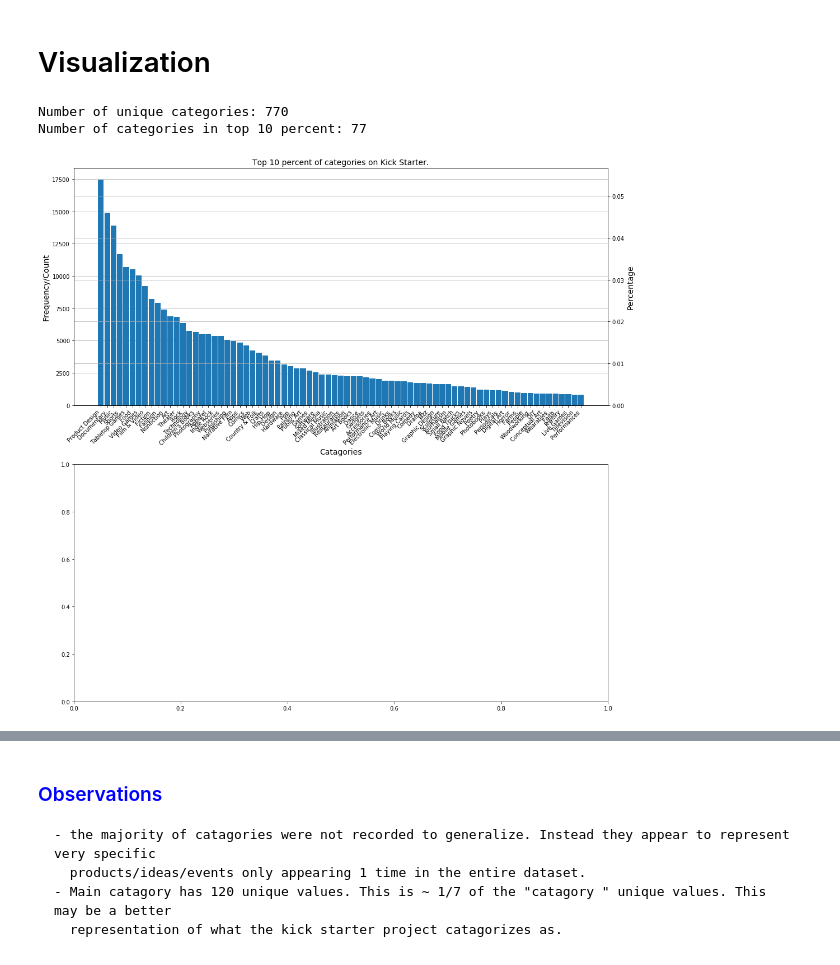
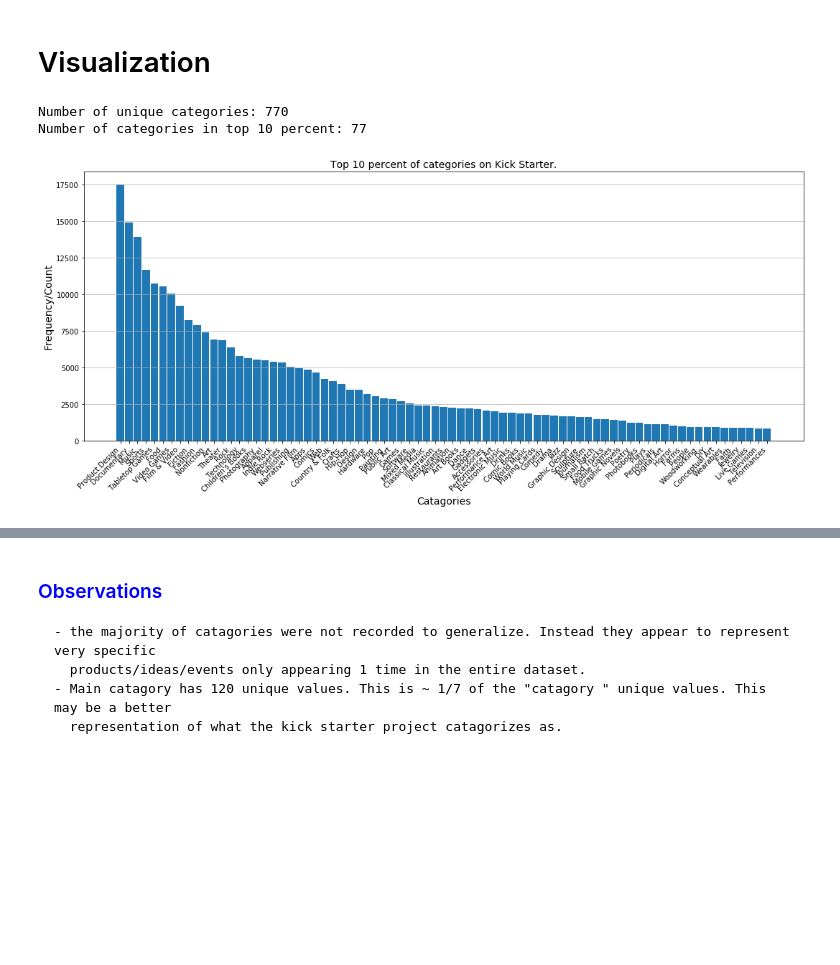
Before and after one commit to LaurentStar/Kick-Starter-Analysis, a Jupyter notebook: Exploratory_Data_Analysis.ipynb, the cells around one changed output, grey strips where cells are left out. Cells and saved outputs as stored; diff of their text form; code cells hidden in the pictures; blank space fills up the shorter version.

```diff
--- a/Exploratory_Data_Analysis.ipynb
+++ b/Exploratory_Data_Analysis.ipynb
@@ -317,41 +330,27 @@ https://www.kickstarter.com/discover/advanced?raised=1&ref=discovery_overlay&sor
 # Visualization
 # %%
 #Declaration
-fig, ax = plt.subplots(nrows=2, figsize=(15,14))
+fig, ax = plt.subplots(nrows=1, figsize=(15,7))
 length = df['category '].value_counts().size
 percent = 10/100
-x = df['category '].value_counts().index[:int(length*percent)]
 
 
 print("Number of unique categories:", df['category '].nunique())
 print("Number of categories in top 10 percent:", int(length*percent))
 
-
+x = df['category '].value_counts().index[:int(length*percent)]
 y = df['category '].value_counts()[:int(length*percent)]
-ax[0].set_title("Top 10 percent of categories on Kick Starter.", fontsize=14)
-ax[0].set_xlabel("Catagories", fontsize=14)
-ax[0].set_ylabel("Frequency/Count", fontsize=14)
-ax[0].bar(x=x, height=y, width=0.9)
-ax[0].yaxis.grid(linestyle='-', linewidth=0.7)
-ax[0].set_xticklabels(x, rotation=45, ha='right')
-
-y = df['category '].value_counts(normalize=True)[:int(length*percent)]
-ax[1] = ax[0].twinx()
-ax[1].set_ylabel("Percentage", fontsize=14)
-ax[1].yaxis.grid(linestyle='-', linewidth=0.7)
-
-"""y = df['category '].value_counts(normalize=True)[:int(length*percent)]
-ax[1].set_title("Top 10 percent of categories on Kick Starter.", fontsize=14)
-ax[1].set_xlabel("Catagories", fontsize=14)
-ax[1].set_ylabel("Percentage", fontsize=14)
-ax[1].bar(x=x, height=y, width=0.9)
-ax[1].yaxis.grid(linestyle='-', linewidth=0.7)
-ax[1].set_xticklabels(x, rotation=45, ha='right')"""
+ax.set_title("Top 10 percent of categories on Kick Starter.", fontsize=14)
+ax.set_xlabel("Catagories", fontsize=14)
+ax.set_ylabel("Frequency/Count", fontsize=14)
+ax.bar(x=x, height=y, width=0.9)
+ax.yaxis.grid(linestyle='-', linewidth=0.7)
+ax.set_xticklabels(x, rotation=45, ha='right')
 
 plt.tight_layout();
 # %% [output]
 Number of unique categories: 770
 Number of categories in top 10 percent: 77
-[figure, old version]
+[figure, new version]
 # %%
 #Declaration
```
Also changed, not shown: parts of 21 cells of this notebook, 1 other file.
